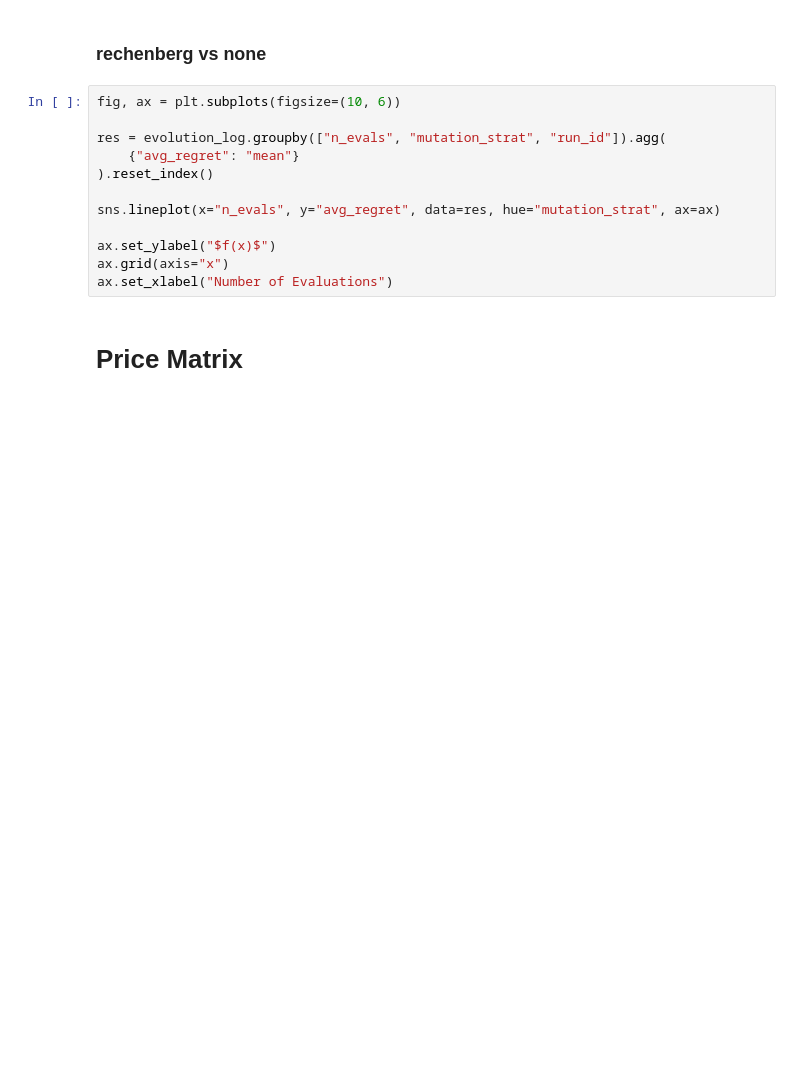
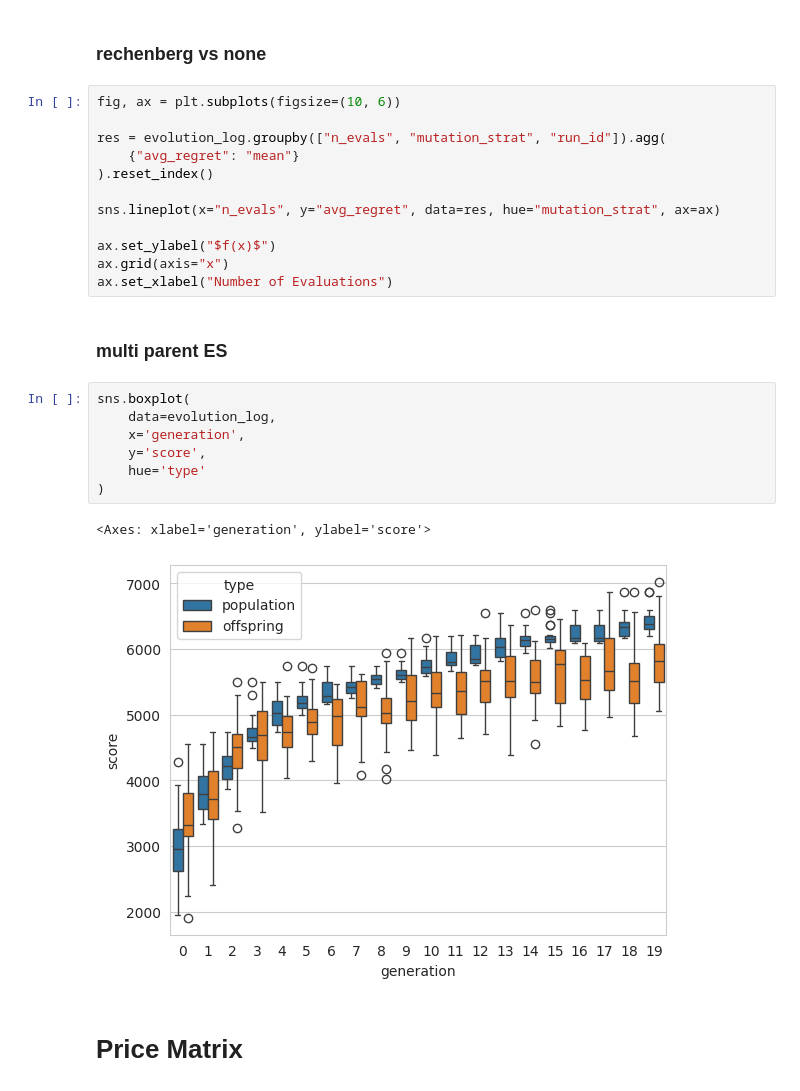
Before and after one commit to LaurinBrechter/personalized-pricing, a Jupyter notebook: results/es_results.ipynb, the cells around one changed output. Cells and saved outputs as stored; diff of their text form; blank space fills up the shorter version.

```diff
--- a/results/es_results.ipynb
+++ b/results/es_results.ipynb
@@ -100,6 +102,18 @@ sns.lineplot(x="n_evals", y="avg_regret", data=res, hue="mutation_strat", ax=ax)
 ax.set_ylabel("$f(x)$")
 ax.grid(axis="x")
 ax.set_xlabel("Number of Evaluations")
+# %% [markdown]
+### multi parent ES
+# %%
+sns.boxplot(
+    data=evolution_log,
+    x='generation',
+    y='score',
+    hue='type'
+)
+# %% [output]
+<Axes: xlabel='generation', ylabel='score'>
+[figure, added]
 # %% [markdown]
 # Price Matrix
 # %%
```
Also changed, not shown: parts of 8 cells of this notebook, 8 other files.
